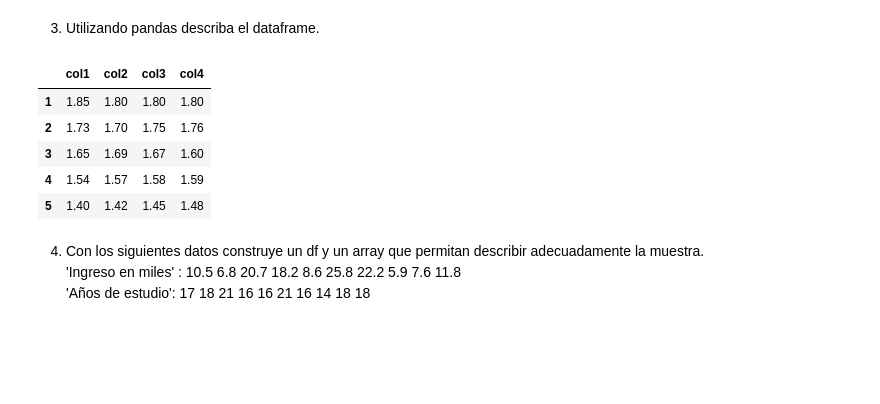
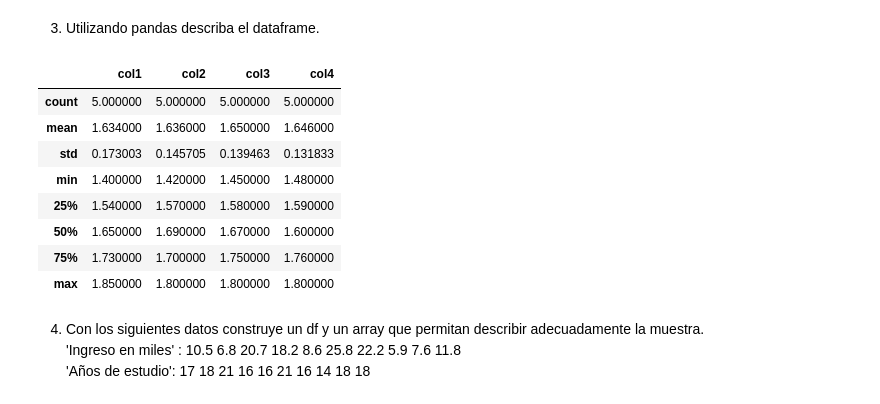
Before and after one commit to Debra-Fabbri/Data_Science, a Jupyter notebook: M2/Clase 01/Homework_1.ipynb, the cells around one changed output. Saved outputs shown, nothing was run; the diff lists cells and outputs as text; code cells hidden in the pictures; blank space fills up the shorter version.

```diff
--- a/M2/Clase 01/Homework_1.ipynb
+++ b/M2/Clase 01/Homework_1.ipynb
@@ -67,14 +72,16 @@ plt.show()
 # %%
 df = pd.DataFrame(muestra, index = range(1,6), columns = ['col1','col2','col3','col4'])
 df.describe()
-df
 # %% [output]
 |  | col1 | col2 | col3 | col4 |
-| 1 | 1.85 | 1.80 | 1.80 | 1.80 |
-| 2 | 1.73 | 1.70 | 1.75 | 1.76 |
-| 3 | 1.65 | 1.69 | 1.67 | 1.60 |
-| 4 | 1.54 | 1.57 | 1.58 | 1.59 |
-| 5 | 1.40 | 1.42 | 1.45 | 1.48 |
+| count | 5.000000 | 5.000000 | 5.000000 | 5.000000 |
+| mean | 1.634000 | 1.636000 | 1.650000 | 1.646000 |
+| std | 0.173003 | 0.145705 | 0.139463 | 0.131833 |
+| min | 1.400000 | 1.420000 | 1.450000 | 1.480000 |
+| 25% | 1.540000 | 1.570000 | 1.580000 | 1.590000 |
+| 50% | 1.650000 | 1.690000 | 1.670000 | 1.600000 |
+| 75% | 1.730000 | 1.700000 | 1.750000 | 1.760000 |
+| max | 1.850000 | 1.800000 | 1.800000 | 1.800000 |
 # %% [markdown]
 4. Con los siguientes datos construye un df y un array que permitan describir adecuadamente la muestra.<br>
 'Ingreso en miles' : 10.5	6.8	20.7	18.2	8.6	25.8	22.2	5.9	7.6	11.8 <br>
```
Also changed, not shown: parts of 3 cells of this notebook.
